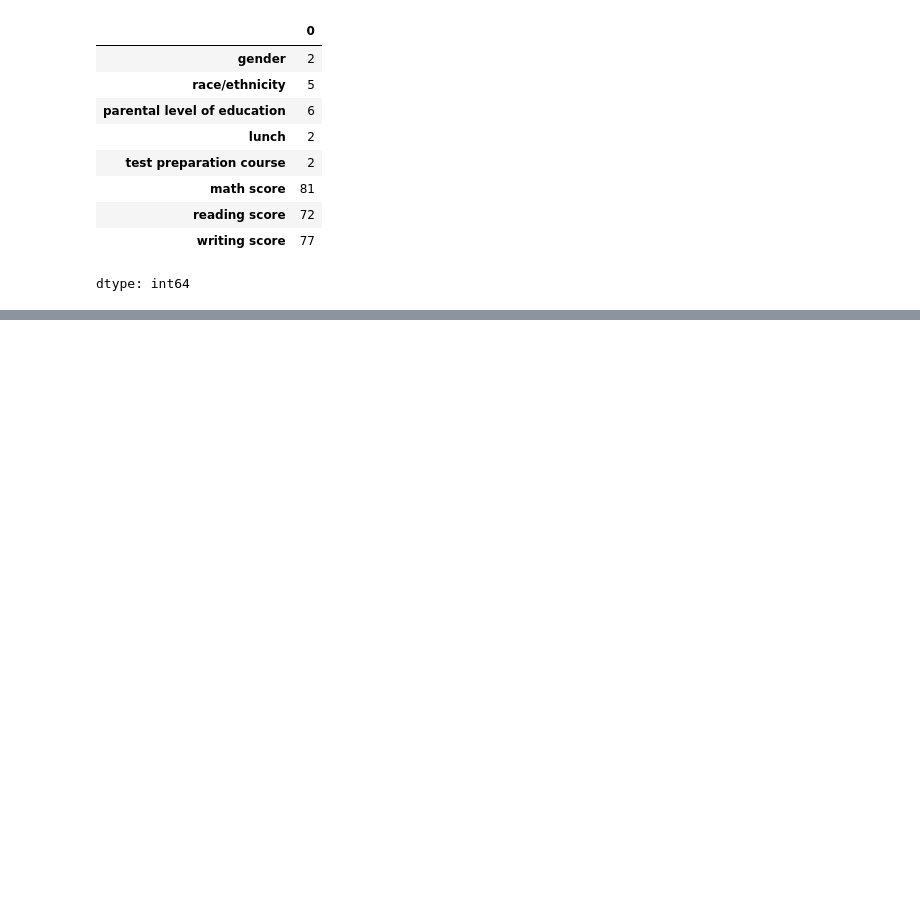
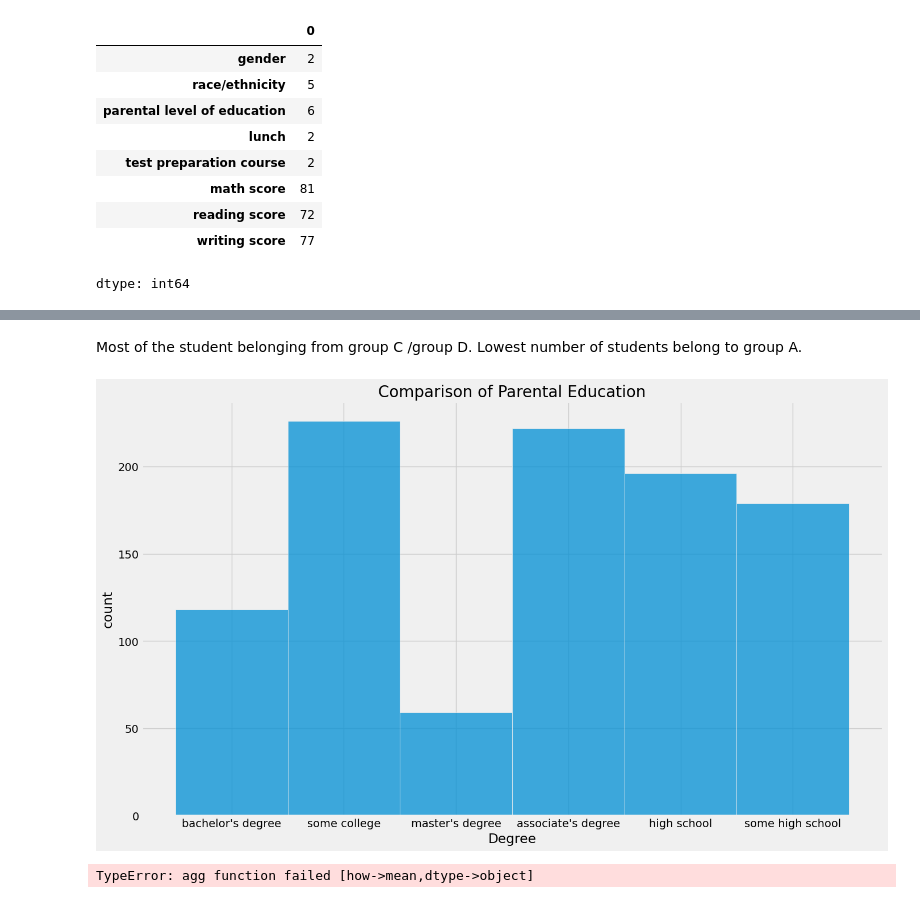
Before and after one commit to KOWSALYAAARU/test_app, a Jupyter notebook: Student_Performance_.ipynb, the cells around one changed output, grey strips where cells are left out. Cells and saved outputs as stored; diff of their text form; code cells hidden in the pictures; blank space fills up the shorter version.

```diff
--- a/Student_Performance_.ipynb
+++ b/Student_Performance_.ipynb
@@ -73,0 +162,19 @@ dtype: int64
+# %% [markdown]
+Most of the student belonging from group C /group D.
+Lowest number of students belong to group A.
+# %%
+plt.rcParams['figure.figsize'] = (15, 9)
+plt.style.use('fivethirtyeight')
+sns.histplot(df["parental level of education"], palette = 'pink')
+plt.title('Comparison of Parental Education', fontweight = 30, fontsize = 20)
+plt.xlabel('Degree')
+plt.ylabel('count')
+plt.show()
+# %% [output]
+[figure, added]
+# %%
+df.groupby('parental level of education').agg('mean').plot(kind='barh',figsize=(10,10))
+plt.legend(bbox_to_anchor=(1.05, 1), loc=2, borderaxespad=0.)
+plt.show()
+# %% [output]
+TypeError: agg function failed [how->mean,dtype->object]
```
Also changed, not shown: parts of 4 cells of this notebook.
